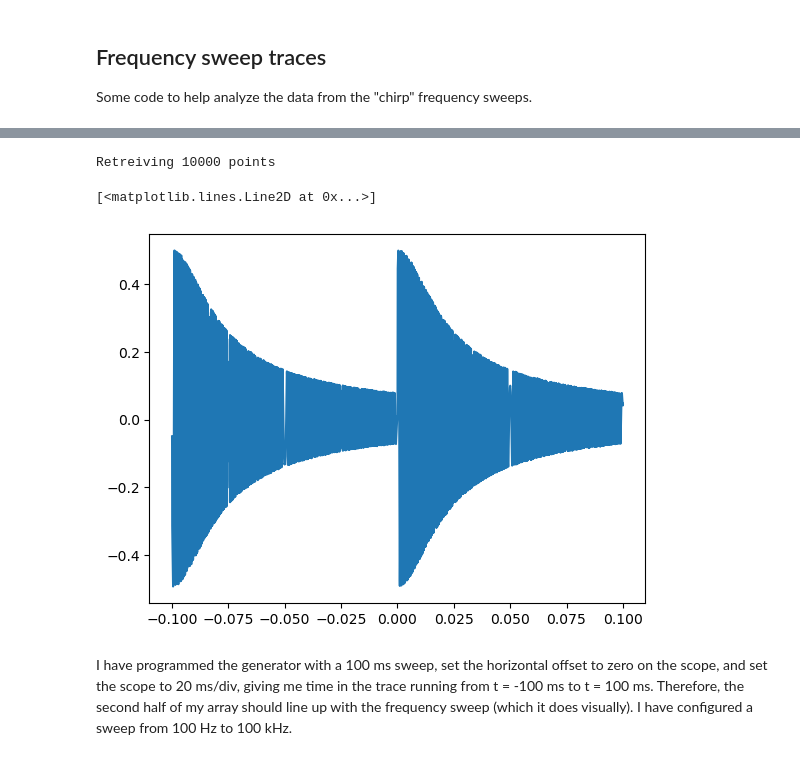
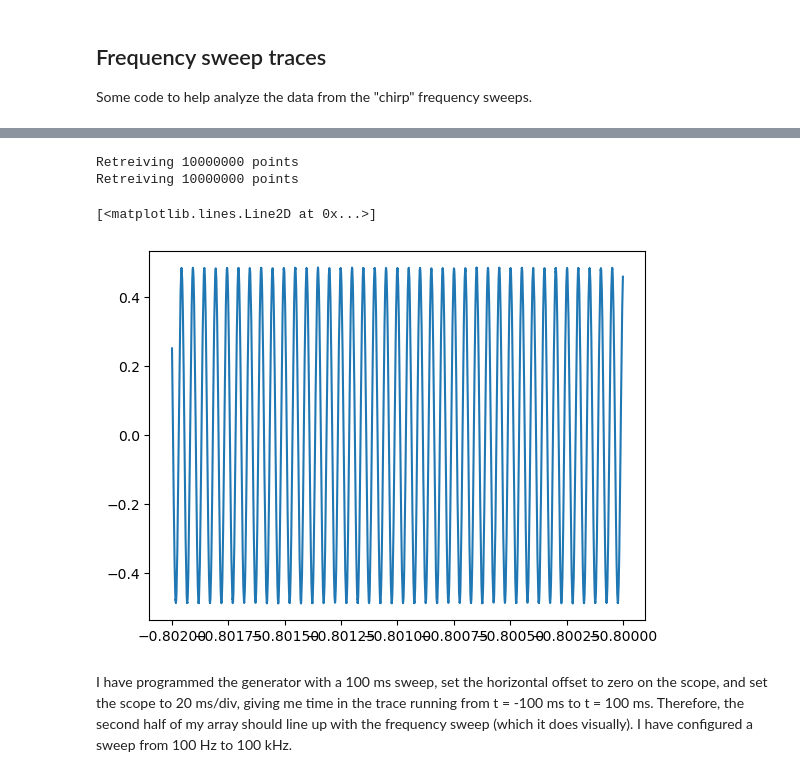
Before and after one commit to SHoogeman/Snaar-Proef, a Jupyter notebook: lab session notebooks/TN2211 Session 04.ipynb, the cells around one changed output, grey strips where cells are left out. Drawn from its saved outputs; the diff is of its cells as text; code cells hidden in the pictures.

```diff
--- a/lab session notebooks/TN2211 Session 04.ipynb
+++ b/lab session notebooks/TN2211 Session 04.ipynb
@@ -23,2 +19,0 @@ rm.list_resources()
-# %%
-scope = Scope("SDS")
@@ -70,12 +73,16 @@ scope.get_screenshot()
 # %%
-t,v = scope.get_trace(1)
+t,v_out = scope.get_trace(1, npoints=10e6)
+t,v_in = scope.get_trace(2, npoints=10e6)
 # %% [output]
-Retreiving 10000 points
+Retreiving 10000000 points
+Retreiving 10000000 points
 # %%
-plt.plot(t,v)
+N1=int(0.99e6)
+N2=int(1e6)
+plt.plot(t[N1:N2],v_in[N1:N2])
 # %% [output]
 [<matplotlib.lines.Line2D at 0x...>]
-[figure, old version]
+[figure, new version]
 # %% [markdown]
 I have programmed the generator with a 100 ms sweep, set the horizontal offset to zero on the scope, and set the scope to 20 ms/div, giving me time in the trace running from t = -100 ms to t = 100 ms. Therefore, the second half of my array should line up with the frequency sweep (which it does visually). I have configured a sweep from 100 Hz to 100 kHz.
 # %%
```
Also changed, not shown: parts of 15 cells of this notebook, 2 other files.
